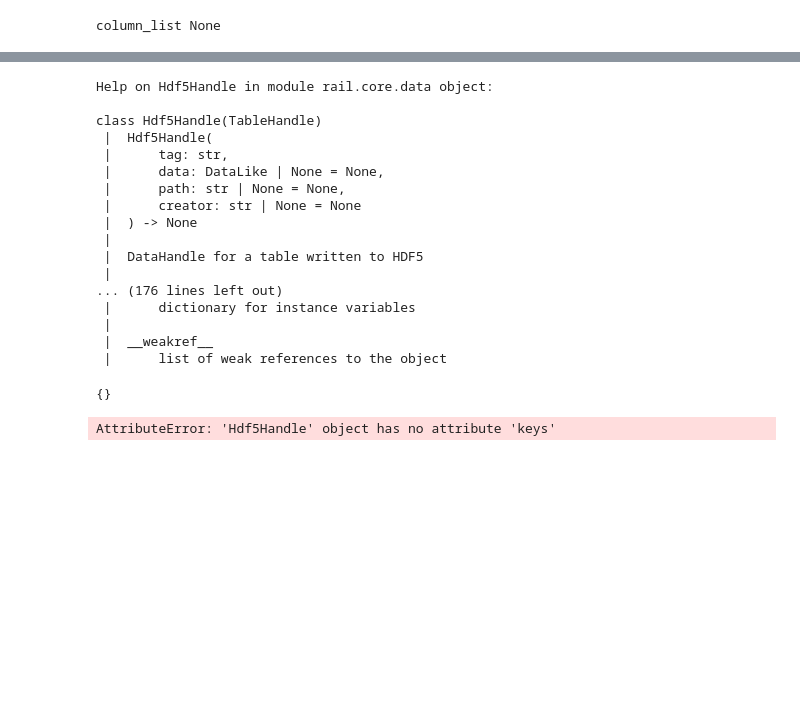
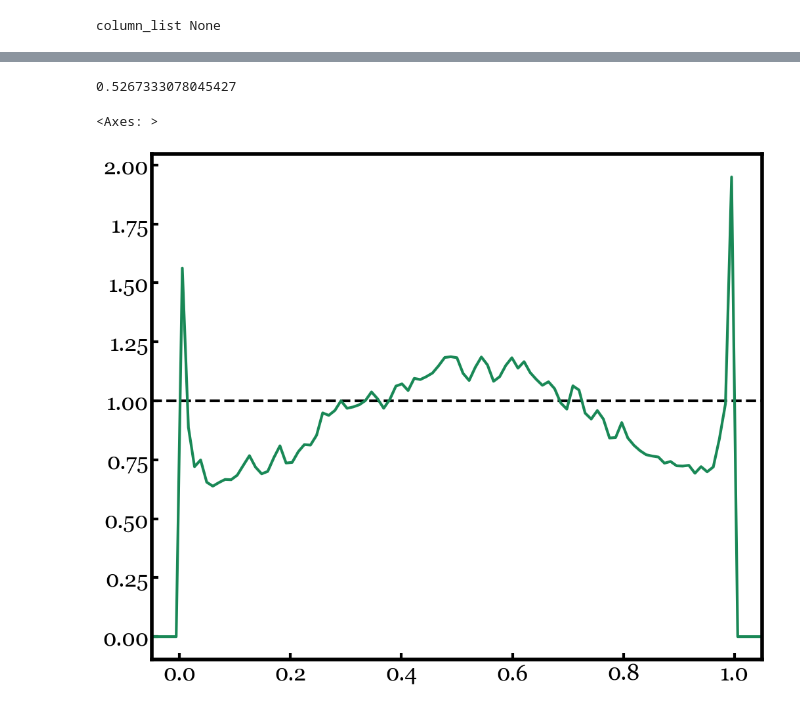
Before and after one commit to lsajkov/rail_umap, a Jupyter notebook: src/evaluation/evaluator.ipynb, the cells around one changed output, grey strips where cells are left out. Saved outputs shown, nothing was run; the diff lists cells and outputs as text; code cells hidden in the pictures; blank space fills up the shorter version.

```diff
--- a/src/evaluation/evaluator.ipynb
+++ b/src/evaluation/evaluator.ipynb
@@ -20,13 +20,13 @@ pz_ensemble = qp.Ensemble(qp.interp, data = dict(xvals = xvals, yvals = yvals))
 column_list None
 column_list None
 # %%
-outputs_ancil = tables_io.read(outputs_path.split('data.pq')[0] + 'ancil.pq')
+outputs_ancil = tables_io.read(base_path + 'ancil.pq')
 # %% [output]
 column_list None
 # %%
 evaluator = DistToPointEvaluator.make_stage(
                                             name = "evaluator",
-                                            metrics = ['brier', 'pit'],
+                                            metrics = ['brier', 'pit', 'cdeloss'],
                                             reference_dictionary_key = 'true_z',
                                             hdf5_groupname = "",
                                             metric_integration_limits = [0, 3],
@@ -44,28 +50,19 @@ OSError: dlopen(/Users/leo/miniforge3/envs/RAIL/lib/python3.14/site-packages/pyt
+# %%
+evaluation['single_distribution_summary'].data['pit'].median()
+# %% [output]
+0.5267333078045427
 # %%
 help(evaluation['output'])
-# %% [output]
-Help on Hdf5Handle in module rail.core.data object:
-
-class Hdf5Handle(TableHandle)
- |  Hdf5Handle(
- |      tag: str,
- |      data: DataLike | None = None,
- |      path: str | None = None,
- |      creator: str | None = None
- |  ) -> None
- |
- |  DataHandle for a table written to HDF5
- |
-... (176 lines left out)
- |      dictionary for instance variables
- |
- |  __weakref__
- |      list of weak references to the object
-# %%
-evaluation['output'].data
-# %% [output]
-{}
-# %%
-evaluation['output']
-# %% [output]
-AttributeError: 'Hdf5Handle' object has no attribute 'keys'
+# %%
+import matplotlib.pyplot as plt
+plt.style.use('/Users/leo/Projects/LBG_cosmology/code/umap_nz_cal.mplstyle')
+# %%
+fig = plt.figure()
+ax = fig.add_subplot()
+
+ax.set_xlim(-0.05, 1.05)
+ax.axhline(1, color = 'black', linestyle = '--')
+evaluation['single_distribution_summary'].read()['pit'].plot(axes = ax)
+# %% [output]
+<Axes: >
+[figure, added]
```
Also changed, not shown: parts of 4 cells of this notebook, 7 other files.
